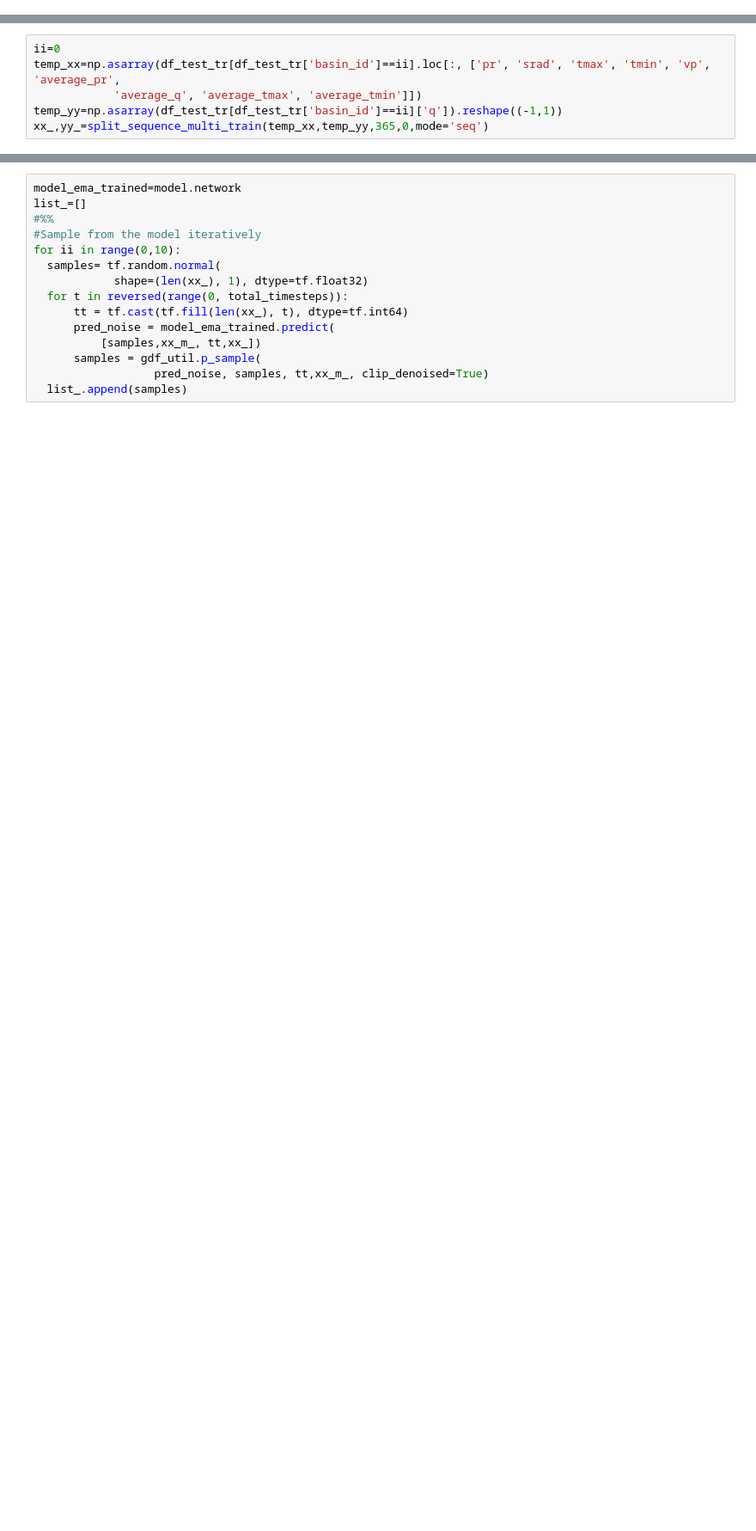
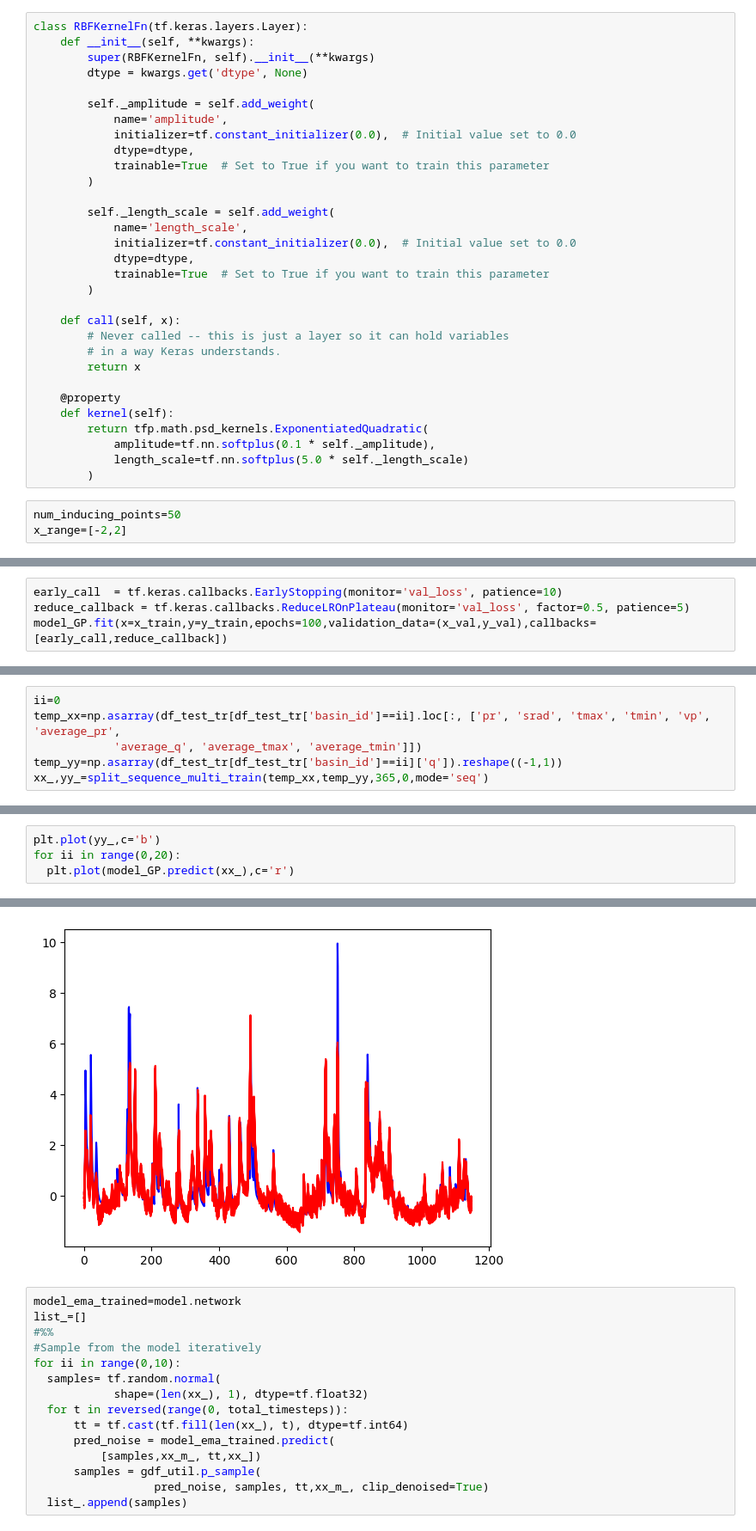
Before and after one commit to sinajahangir/HydrologicalDL_Colab, a Jupyter notebook: GaussianDL_Hydrology_v1.ipynb, the cells around one changed output, grey strips where cells are left out. Shown: that part at 86% size. Drawn from its saved outputs; the diff is of its cells as text; blank space fills up the shorter version.

```diff
--- a/GaussianDL_Hydrology_v1.ipynb
+++ b/GaussianDL_Hydrology_v1.ipynb
@@ -154,0 +176,34 @@ y_val=yy[int(0.9*len(xx)):]
+# %%
+class RBFKernelFn(tf.keras.layers.Layer):
+    def __init__(self, **kwargs):
+        super(RBFKernelFn, self).__init__(**kwargs)
+        dtype = kwargs.get('dtype', None)
+
+        self._amplitude = self.add_weight(
+            name='amplitude',
+            initializer=tf.constant_initializer(0.0),  # Initial value set to 0.0
+            dtype=dtype,
+            trainable=True  # Set to True if you want to train this parameter
+        )
+
+        self._length_scale = self.add_weight(
+            name='length_scale',
+            initializer=tf.constant_initializer(0.0),  # Initial value set to 0.0
+            dtype=dtype,
+            trainable=True  # Set to True if you want to train this parameter
+        )
+
+    def call(self, x):
+        # Never called -- this is just a layer so it can hold variables
+        # in a way Keras understands.
+        return x
+
+    @property
+    def kernel(self):
+        return tfp.math.psd_kernels.ExponentiatedQuadratic(
+            amplitude=tf.nn.softplus(0.1 * self._amplitude),
+            length_scale=tf.nn.softplus(5.0 * self._length_scale)
+        )
+# %%
+num_inducing_points=50
+x_range=[-2,2]
@@ -728,0 +263,4 @@ model.network.save('DiffuseHydro_v1.keras')
+# %%
+early_call  = tf.keras.callbacks.EarlyStopping(monitor='val_loss', patience=10)
+reduce_callback = tf.keras.callbacks.ReduceLROnPlateau(monitor='val_loss', factor=0.5, patience=5)
+model_GP.fit(x=x_train,y=y_train,epochs=100,validation_data=(x_val,y_val),callbacks=[early_call,reduce_callback])
@@ -738,0 +301,5 @@ xx_m_=model_m.predict(xx_)
+# %%
+plt.plot(yy_,c='b')
+for ii in range(0,20):
+  plt.plot(model_GP.predict(xx_),c='r')
+# %% [output]
@@ -739,3 +326,4 @@ xx_m_=model_m.predict(xx_)
+[figure, added]
 # %%
 model_ema_trained=model.network
 list_=[]
```
Also changed, not shown: parts of 18 cells of this notebook.
